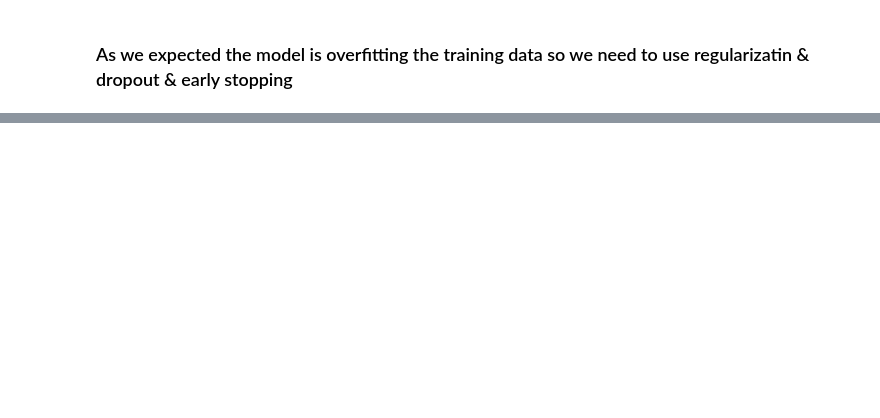
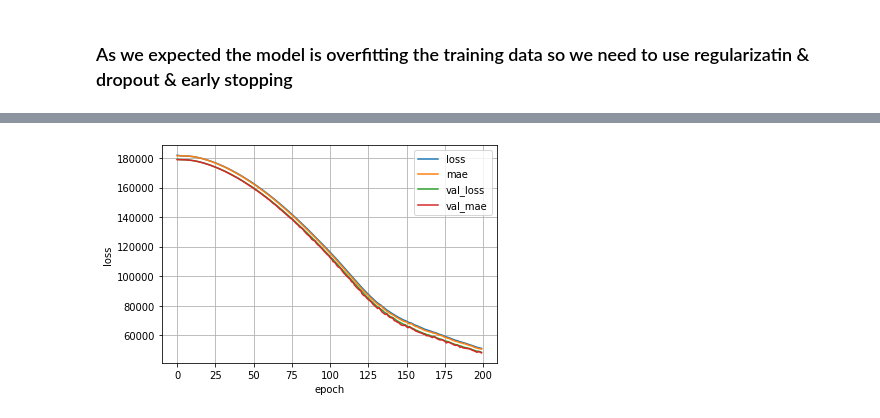
Before and after one commit to AmirGhnbr/House_Price_Pred_Tensorflow, a Jupyter notebook: House_Price_Pred_Tensorflow.ipynb, the cells around one changed output, grey strips where cells are left out. Drawn from its saved outputs; the diff is of its cells as text; code cells hidden in the pictures; blank space fills up the shorter version.

```diff
--- a/House_Price_Pred_Tensorflow.ipynb
+++ b/House_Price_Pred_Tensorflow.ipynb
@@ -205,8 +205,8 @@ array([[40311.508  ],
 def plot_model_performance(model_history):
   pd.DataFrame(model_history.history).plot()
   plt.grid(True)
-  plt.xlabel("loss")
-  plt.ylabel("epoch")
+  plt.xlabel("epoch")
+  plt.ylabel("loss")
 # %%
 # scale the dataset using sklearn
 from sklearn.preprocessing import StandardScaler
@@ -312,0 +355,16 @@ model_3.evaluate(X_test , y_test)
+# %%
+## create the model 3 differently using functional api
+np.random.seed(42)
+tf.random.set_seed(42)
+
+## building layers
+input_ = tf.keras.layers.Input(shape=X_train.shape[1:])
+hidden_layer_1 = tf.keras.layers.Dense(150, activation="relu")(input_)
+hidden_layer_2 = tf.keras.layers.Dropout(0.1)(hidden_layer_1)
+hidden_layer_3 = tf.keras.layers.Dense(150, activation="relu",
+                                      kernel_regularizer=tf.keras.regularizers.L1(0.3),
+                                      activity_regularizer=tf.keras.regularizers.L2(0.3))(hidden_layer_2)
+hidden_layer_4 = tf.keras.layers.Dropout(0.1)(hidden_layer_3)
+concat = tf.keras.layers.concatenate([hidden_layer_1, hidden_layer_4])
+output = tf.keras.layers.Dense(1)(concat)
+model_4= tf.keras.models.Model(inputs=[input_], outputs=[output])
@@ -312,0 +391,14 @@ model_3.evaluate(X_test , y_test)
+# %%
+## lets compile the model
+model_4.compile(loss = tf.keras.losses.huber,
+                optimizer = tf.keras.optimizers.Adam(),
+                metrics = "mae")
+
+# early stopping callback
+early_stopping_cb = tf.keras.callbacks.EarlyStopping(patience=10,
+                                                     restore_best_weights=True)
+
+# fit the model
+model_4_history = model_4.fit(X_train, y_train, epochs=200,
+                              validation_data=(X_test, y_test),
+                              callbacks=[early_stopping_cb],verbose=0)
@@ -312,0 +410,4 @@ model_3.evaluate(X_test , y_test)
+# %%
+plot_model_performance(model_4_history)
+# %% [output]
+[figure, added]
```
Also changed, not shown: parts of 16 cells of this notebook.
